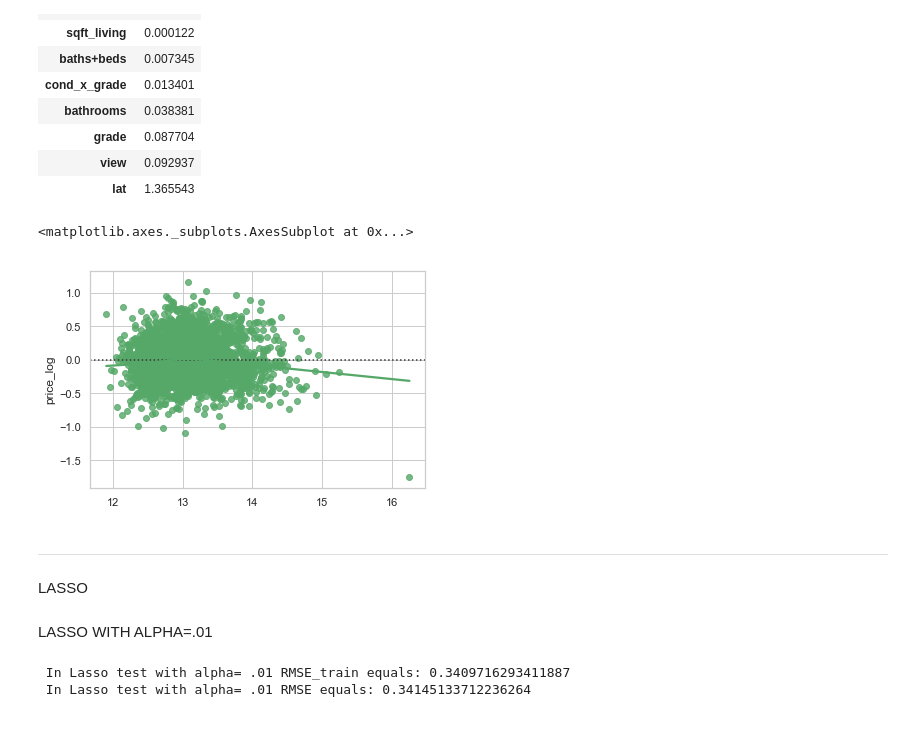
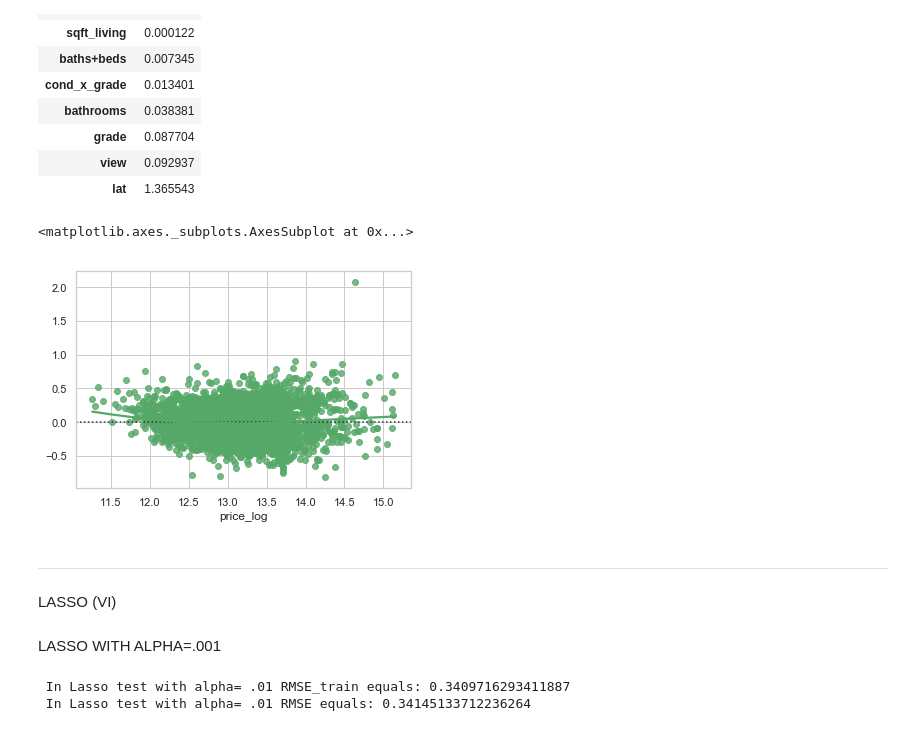
Before and after one commit to kiryl-p/mod4_mini_proj, a Jupyter notebook: mod4_miniproj.ipynb, the cells around one changed output. Cells and saved outputs as stored; diff of their text form; code cells hidden in the pictures.

```diff
--- a/mod4_miniproj.ipynb
+++ b/mod4_miniproj.ipynb
@@ -318,6 +318,6 @@ BASE MODEL WITH SELECTED FEATURES
 # %%
-X_train = X_train[selected_columns]
-X_test = X_test[selected_columns]
+X_trainS = X_train[selected_columns]
+X_testS = X_test[selected_columns]
 # %%
 # instantiate a model
 lm_sel= linear_model.LinearRegression()
@@ -415,17 +415,17 @@ ridge_coef_01.T
 | view | 0.092937 |
 | lat | 1.365543 |
 # %%
-sns.residplot(y_pred_R01, y_test, lowess=True, color="g")
+sns.residplot(y_test, y_pred_R01, lowess=True, color="g")
 # %% [output]
 <matplotlib.axes._subplots.AxesSubplot at 0x...>
-[figure, old version]
+[figure, new version]
 # %% [markdown]
 ***
-LASSO
+LASSO (VI)
 # %%
 from sklearn.linear_model import Lasso
 # %% [markdown]
-LASSO WITH ALPHA=.01
+LASSO WITH ALPHA=.001
 # %%
 #instantiate a lasso model
 lassoReg001= Lasso(alpha= 0.001, normalize= True)
```
Also changed, not shown: parts of 13 cells of this notebook.
